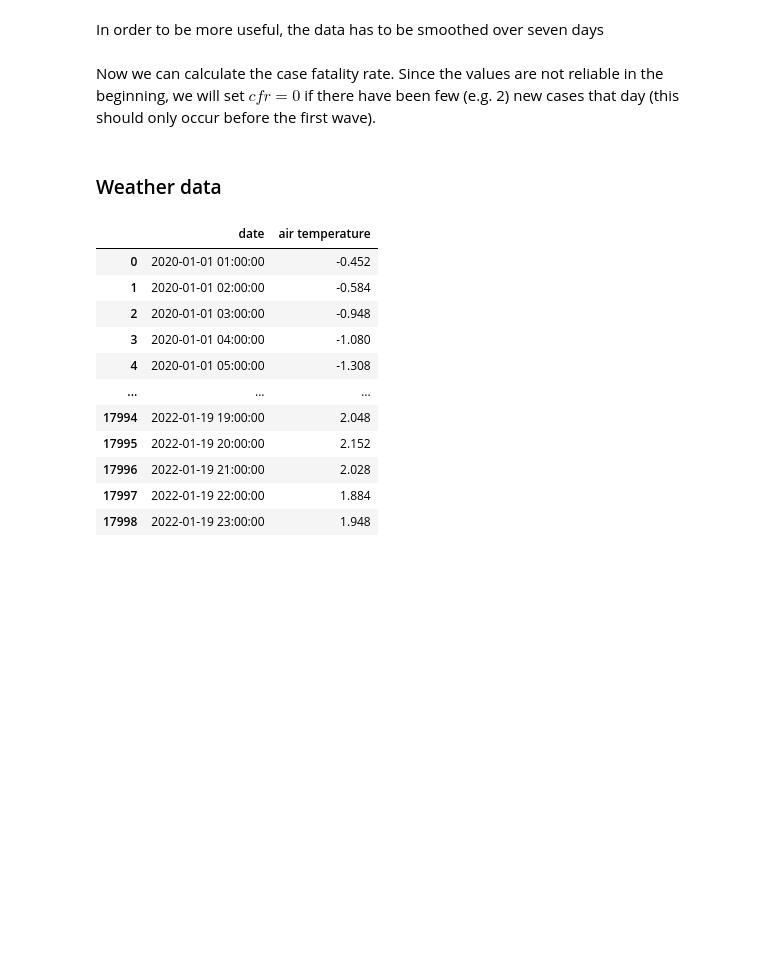
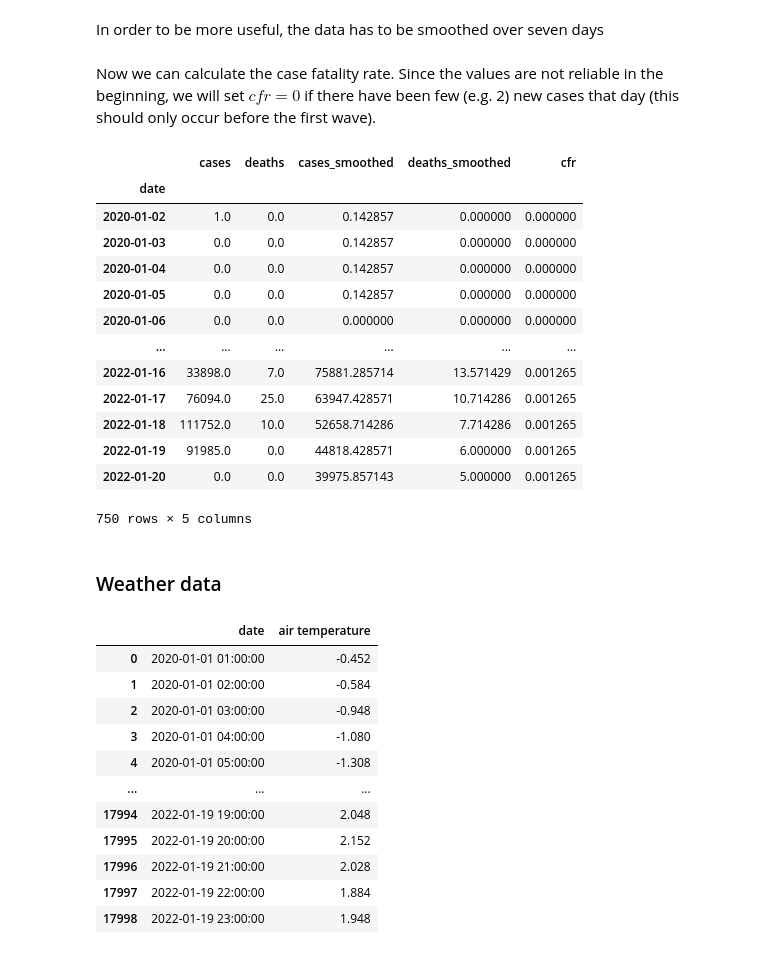
Before and after one commit to benedikthopf/DataLit-COVID-CFR-from-temperature, a Jupyter notebook: src/MakeSimpleData.ipynb, the cells around one changed output. Saved outputs shown, nothing was run; the diff lists cells and outputs as text; code cells hidden in the pictures; blank space fills up the shorter version.

```diff
--- a/src/MakeSimpleData.ipynb
+++ b/src/MakeSimpleData.ipynb
@@ -65,5 +65,7 @@ corona_data_simple["cases_smoothed"] = cases_smoothed / 7
 corona_data_simple["deaths_smoothed"] = deaths_smoothed / 7
 # %% [markdown]
 Now we can calculate the case fatality rate. Since the values are not reliable in the beginning, we will set $cfr = 0$ if there have been few (e.g. 2) new cases that day (this should only occur before the first wave).
+# %%
+offset = 14
 # %%
 cases_smoothed_modified = corona_data_simple["cases_smoothed"].apply(lambda x: x if x > 2 else np.inf)
@@ -73,5 +77,20 @@ corona_data_simple["cfr"] = cfr
 # %%
-corona = corona_data_simple
+corona
+# %% [output]
+|  | cases | deaths | cases_smoothed | deaths_smoothed | cfr |
+| date |  |  |  |  |  |
+| 2020-01-02 | 1.0 | 0.0 | 0.142857 | 0.000000 | 0.000000 |
+| 2020-01-03 | 0.0 | 0.0 | 0.142857 | 0.000000 | 0.000000 |
+| 2020-01-04 | 0.0 | 0.0 | 0.142857 | 0.000000 | 0.000000 |
+| 2020-01-05 | 0.0 | 0.0 | 0.142857 | 0.000000 | 0.000000 |
+| 2020-01-06 | 0.0 | 0.0 | 0.000000 | 0.000000 | 0.000000 |
+| ... | ... | ... | ... | ... | ... |
+| 2022-01-16 | 33898.0 | 7.0 | 75881.285714 | 13.571429 | 0.001265 |
+| 2022-01-17 | 76094.0 | 25.0 | 63947.428571 | 10.714286 | 0.001265 |
+| 2022-01-18 | 111752.0 | 10.0 | 52658.714286 | 7.714286 | 0.001265 |
+| 2022-01-19 | 91985.0 | 0.0 | 44818.428571 | 6.000000 | 0.001265 |
+| 2022-01-20 | 0.0 | 0.0 | 39975.857143 | 5.000000 | 0.001265 |
+750 rows × 5 columns
 # %% [markdown]
 ### Weather data
 # %%
```
Also changed, not shown: parts of 6 cells of this notebook, 4 other files.
